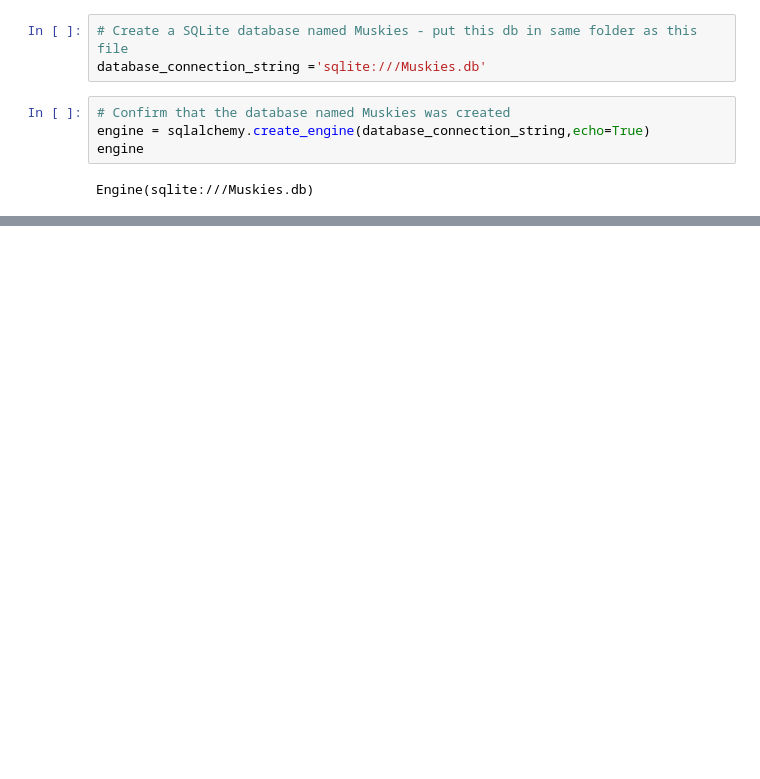
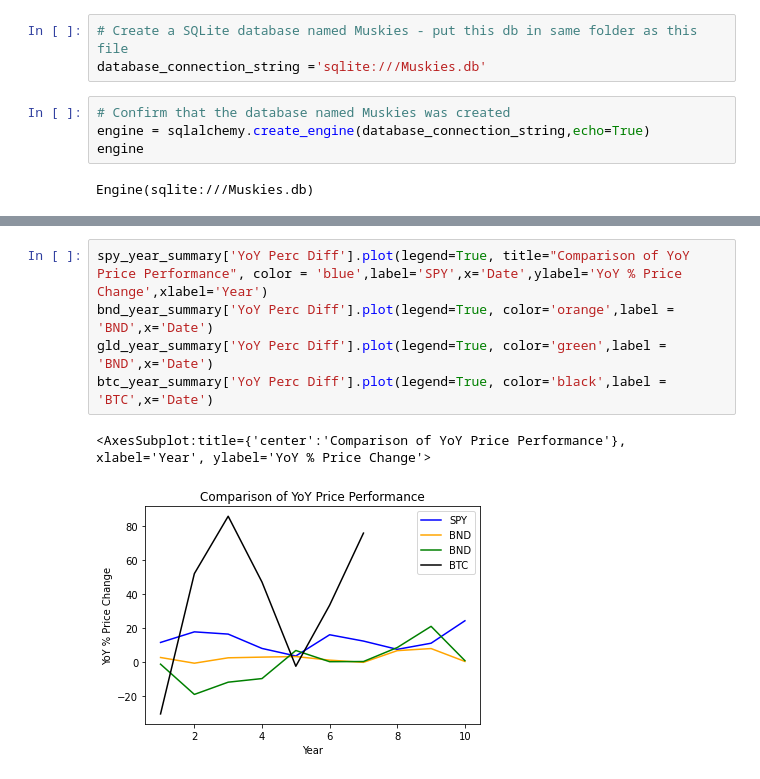
Before and after one commit to sumeetvaidya/bootcamp-project-1, a Jupyter notebook: Calculations_Main.ipynb, the cells around one changed output, grey strips where cells are left out. Cells and saved outputs as stored; diff of their text form; blank space fills up the shorter version.

```diff
--- a/Calculations_Main.ipynb
+++ b/Calculations_Main.ipynb
@@ -363,0 +918,8 @@ ON GLD.Date = BND.Date
+# %%
+spy_year_summary['YoY Perc Diff'].plot(legend=True, title="Comparison of YoY Price Performance", color = 'blue',label='SPY',x='Date',ylabel='YoY % Price Change',xlabel='Year')
+bnd_year_summary['YoY Perc Diff'].plot(legend=True, color='orange',label = 'BND',x='Date')
+gld_year_summary['YoY Perc Diff'].plot(legend=True, color='green',label = 'BND',x='Date')
+btc_year_summary['YoY Perc Diff'].plot(legend=True, color='black',label = 'BTC',x='Date')
+# %% [output]
+<AxesSubplot:title={'center':'Comparison of YoY Price Performance'}, xlabel='Year', ylabel='YoY % Price Change'>
+[figure, added]
```
Also changed, not shown: parts of 63 cells of this notebook, 1 other file.
